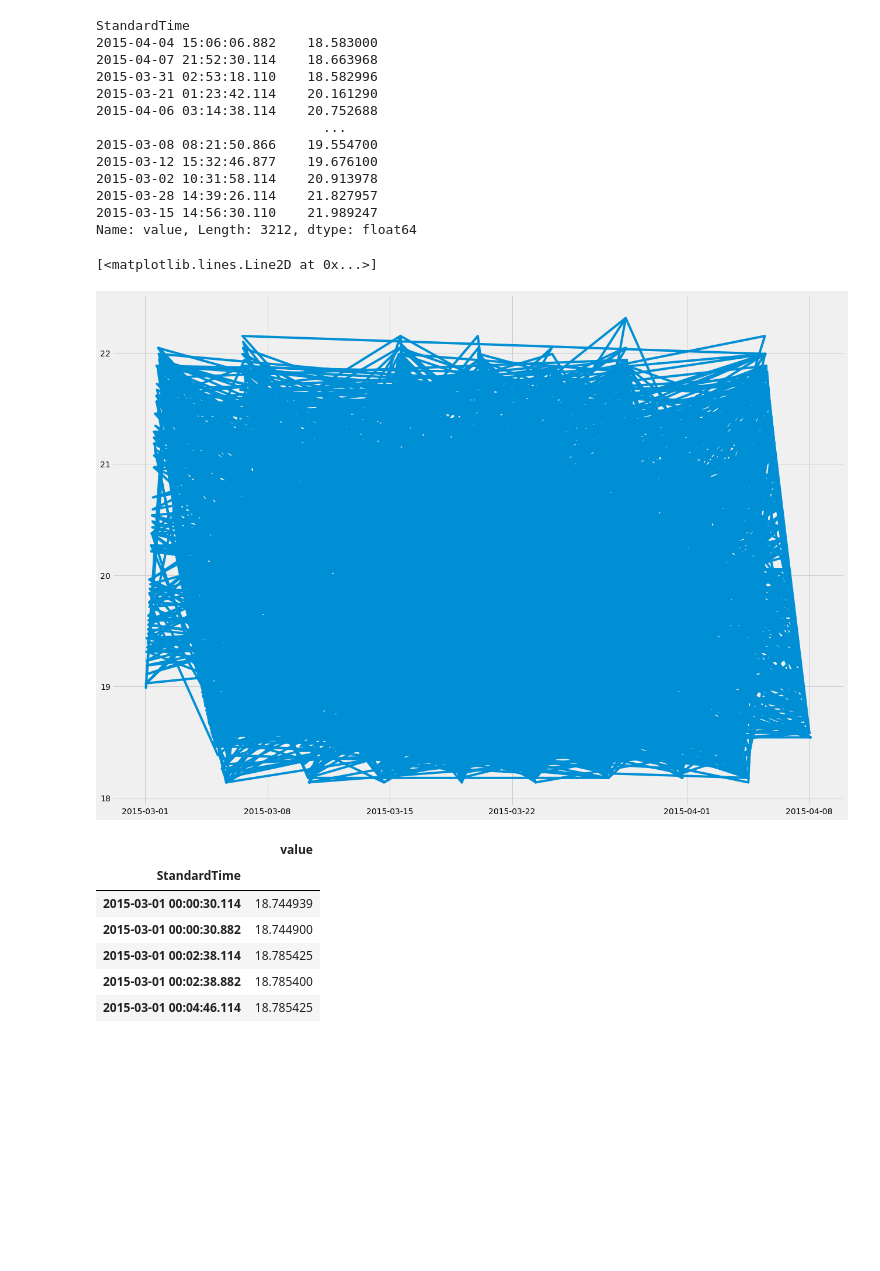
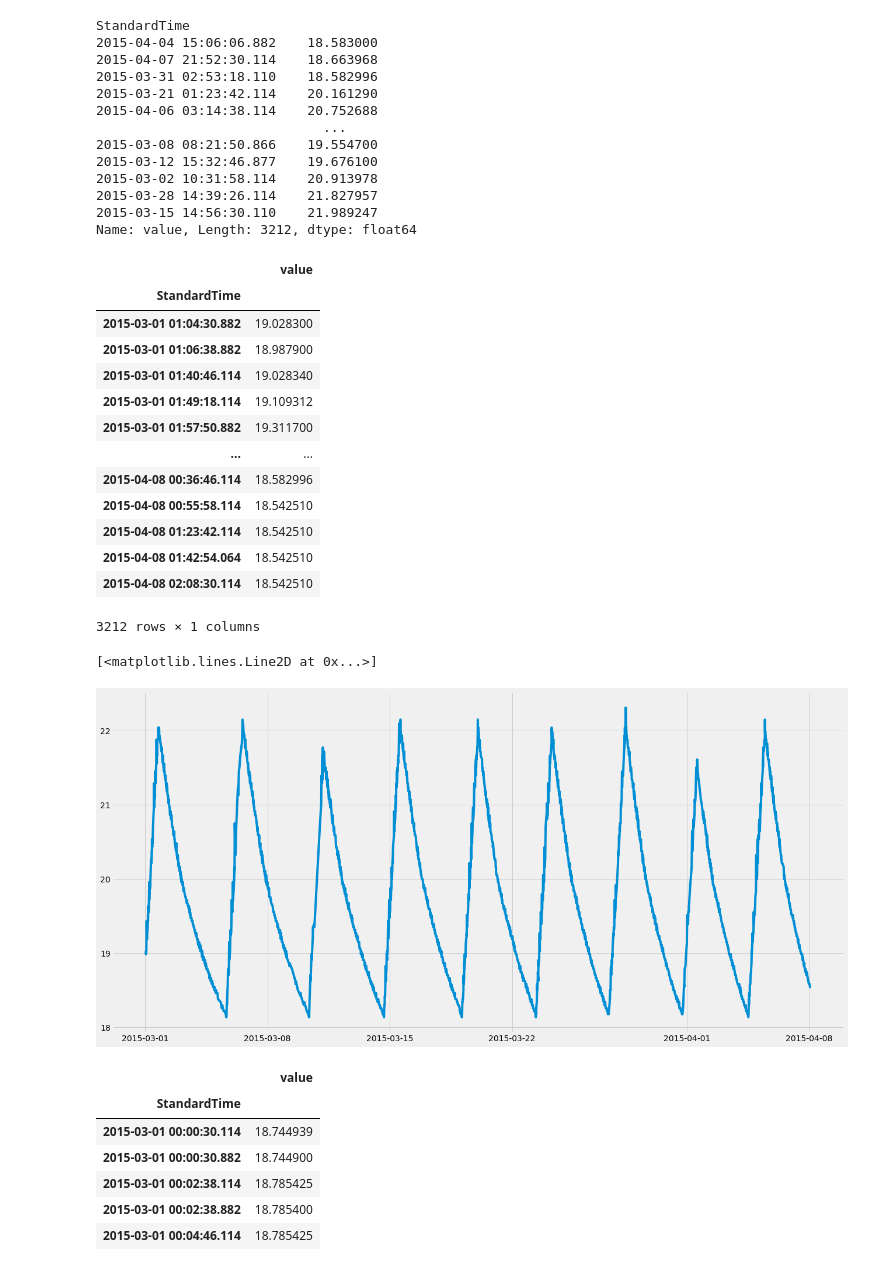
Before and after one commit to parinyad123/Telemetry_Project, a Jupyter notebook: Predict_time_Series/Telemetry/TANKTEMP092_098.ipynb, the cells around one changed output. Saved outputs shown, nothing was run; the diff lists cells and outputs as text; code cells hidden in the pictures; blank space fills up the shorter version.

```diff
--- a/Predict_time_Series/Telemetry/TANKTEMP092_098.ipynb
+++ b/Predict_time_Series/Telemetry/TANKTEMP092_098.ipynb
@@ -600,14 +793,32 @@ StandardTime
 2015-03-28 14:39:26.114    21.827957
 2015-03-15 14:56:30.110    21.989247
 Name: value, Length: 3212, dtype: float64
+# %%
+rd = data_rd.sort_index(axis=0)
+rd
+# %% [output]
+|  | value |
+| StandardTime |  |
+| 2015-03-01 01:04:30.882 | 19.028300 |
+| 2015-03-01 01:06:38.882 | 18.987900 |
+| 2015-03-01 01:40:46.114 | 19.028340 |
+| 2015-03-01 01:49:18.114 | 19.109312 |
+| 2015-03-01 01:57:50.882 | 19.311700 |
+| ... | ... |
+| 2015-04-08 00:36:46.114 | 18.582996 |
+| 2015-04-08 00:55:58.114 | 18.542510 |
+| 2015-04-08 01:23:42.114 | 18.542510 |
+| 2015-04-08 01:42:54.064 | 18.542510 |
+| 2015-04-08 02:08:30.114 | 18.542510 |
+3212 rows × 1 columns
 # %%
-plt.figure(figsize=(20,15))
-plt.plot(data_rd['value'])
+plt.figure(figsize=(20,10))
+plt.plot(rd)
 
 # data_rd.plot()
 # %% [output]
 [<matplotlib.lines.Line2D at 0x...>]
-[figure, old version]
+[figure, new version]
 # %%
 df = data_std.copy()
 df.head()
```
Also changed, not shown: parts of 38 cells of this notebook, 1 other file.
